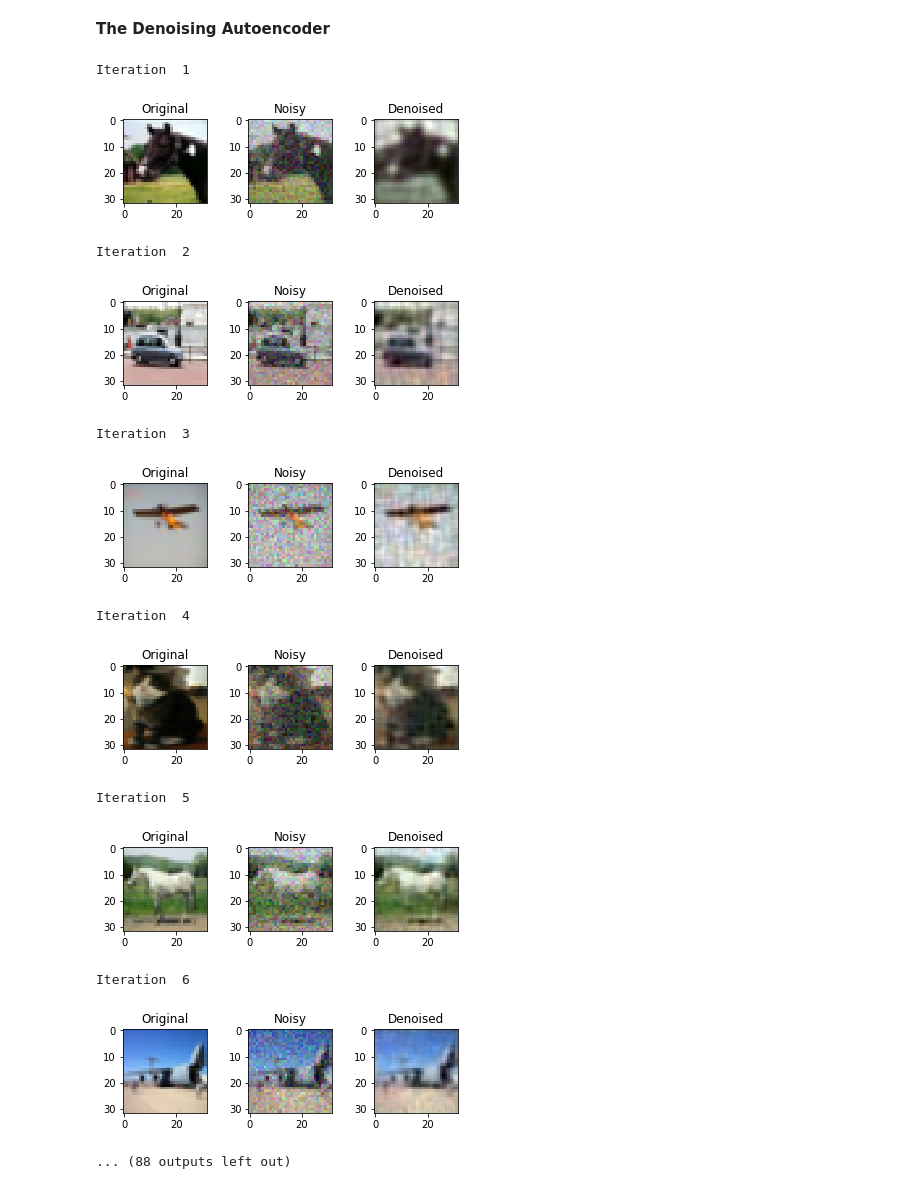
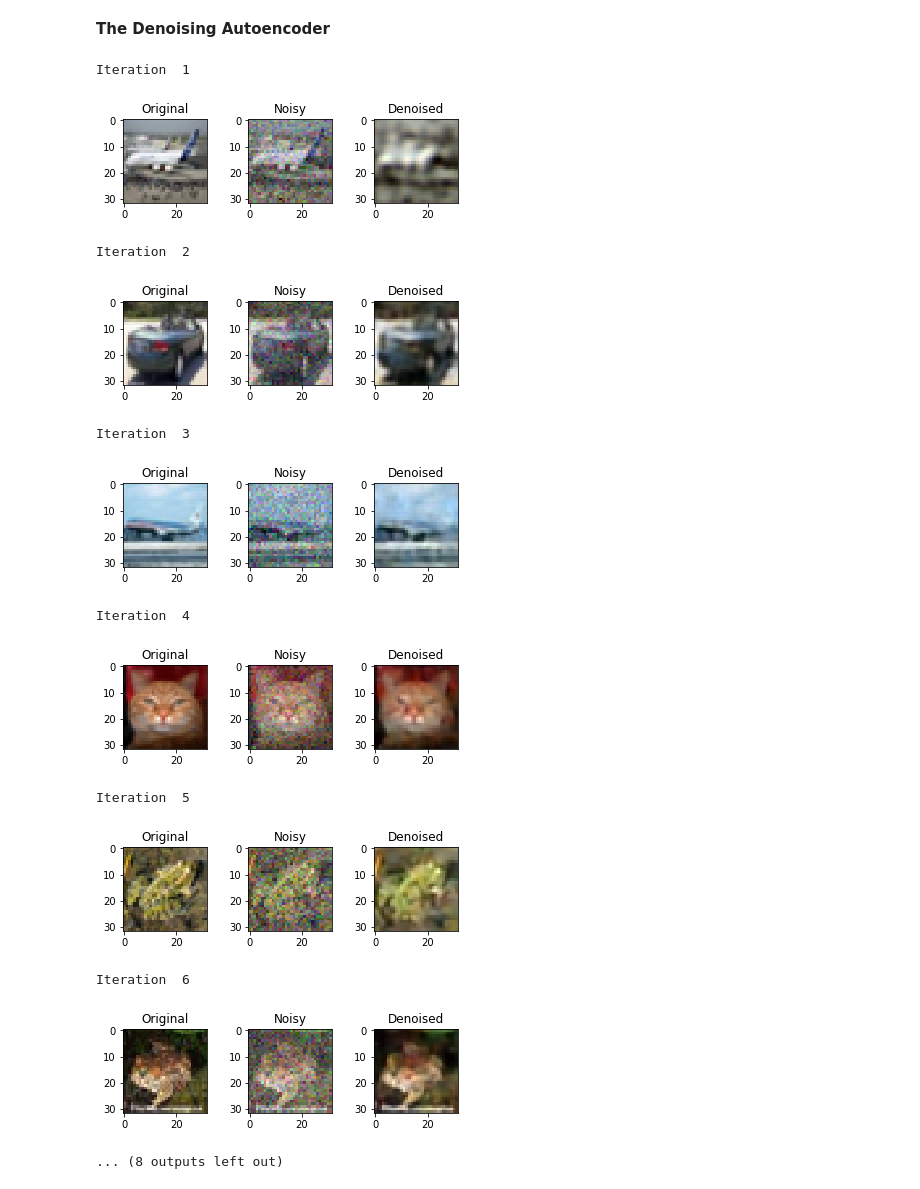
Before and after one commit to PacktPublishing/Deep-learning-with-PyTorch-video, a Jupyter notebook: 5.autoencoder.denoising.images.ipynb, the cells around one changed output. Drawn from its saved outputs; the diff is of its cells as text; code cells hidden in the pictures.

```diff
--- a/5.autoencoder.denoising.images.ipynb
+++ b/5.autoencoder.denoising.images.ipynb
@@ -69,7 +72,7 @@ def show_img(orig, noisy, denoised):
 # %% [markdown]
 **Some hyper parameters**
 # %%
-batch_size = 500 # Reduce this if you get out-of-memory error
+batch_size = 250 # Reduce this if you get out-of-memory error
 learning_rate = 0.001
 noise_level = 0.1
 # %% [markdown]
@@ -105,19 +108,29 @@ class DenoisingAutoencoder(nn.Module):
     def forward(self, x):
         # Encoder
         x = self.conv1e(x)
+        x = F.relu(x)
         x = self.conv2e(x)
+        x = F.relu(x)
         x = self.conv3e(x)
+        x = F.relu(x)
         x = self.conv4e(x)
+        x = F.relu(x)
         x = self.conv5e(x)
+        x = F.relu(x)
         x, i = self.mp1e(x)
 
          # Decoder
         x = self.mp1d(x, i)
         x = self.conv5d(x)
+        x = F.relu(x)
         x = self.conv4d(x)
+        x = F.relu(x)
         x = self.conv3d(x)
+        x = F.relu(x)
         x = self.conv2d(x)
+        x = F.relu(x)
         x = self.conv1d(x)
+        x = F.relu(x)
 
         return x
 # %%
@@ -129,7 +142,7 @@ optimizer = torch.optim.Adam(parameters, lr=learning_rate)
 train_loss = []
 valid_loss = []
 
-for i in range(50):
+for i in range(10):
 
     # Let's train the model
 
@@ -138,7 +151,7 @@ for i in range(50):
     autoencoder.train()
     for image, label in cifar10_train_loader:
 
-        noise = torch.randn(batch_size, 3, 32, 32) * noise_level
+        noise = torch.randn(image.shape[0], 3, 32, 32) * noise_level
         image_n = torch.add(image, noise)
 
         image = Variable(image).cuda()
@@ -161,51 +174,47 @@ for i in range(50):
     autoencoder.eval()
     for image, label in cifar10_valid_loader:
 
-        noise = torch.randn(batch_size, 3, 32, 32) * noise_level
+        noise = torch.randn(image.shape[0], 3, 32, 32) * noise_level
         image_n = torch.add(image, noise)
 
         image = Variable(image).cuda()
         image_n = Variable(image_n).cuda()
 
         output = autoencoder(image_n)
         loss = loss_func(output, image)
 
         total_val_iter += 1
         total_val_loss += loss.data[0]
 
 
     # Let's visualize the first image of the last batch in our validation set
     orig = image[0].cpu()
     noisy = image_n[0].cpu()
     denoised = output[0].cpu()
 
     orig = orig.data.numpy()
     noisy = noisy.data.numpy()
     denoised = denoised.data.numpy()
 
     print("Iteration ", i+1)
     show_img(orig, noisy, denoised)
 
     train_loss.append(total_loss / total_iter)
     valid_loss.append(total_val_loss / total_val_iter)
-
-    # TODO Delete Me
-    import time
-    time.sleep(10)
 # %% [output]
 Iteration  1
-[figure, old version]
+[figure, new version]
 Iteration  2
-[figure, old version]
+[figure, new version]
 Iteration  3
-[figure, old version]
+[figure, new version]
 Iteration  4
-[figure, old version]
+[figure, new version]
 Iteration  5
-[figure, old version]
+[figure, new version]
 Iteration  6
-[figure, old version]
+[figure, new version]
-... (88 outputs left out)
+... (8 outputs left out)
 # %%
 # Save the model
 torch.save(autoencoder.state_dict(), "./5.autoencoder.pth")
```
Also changed, not shown: parts of 8 cells of this notebook.
